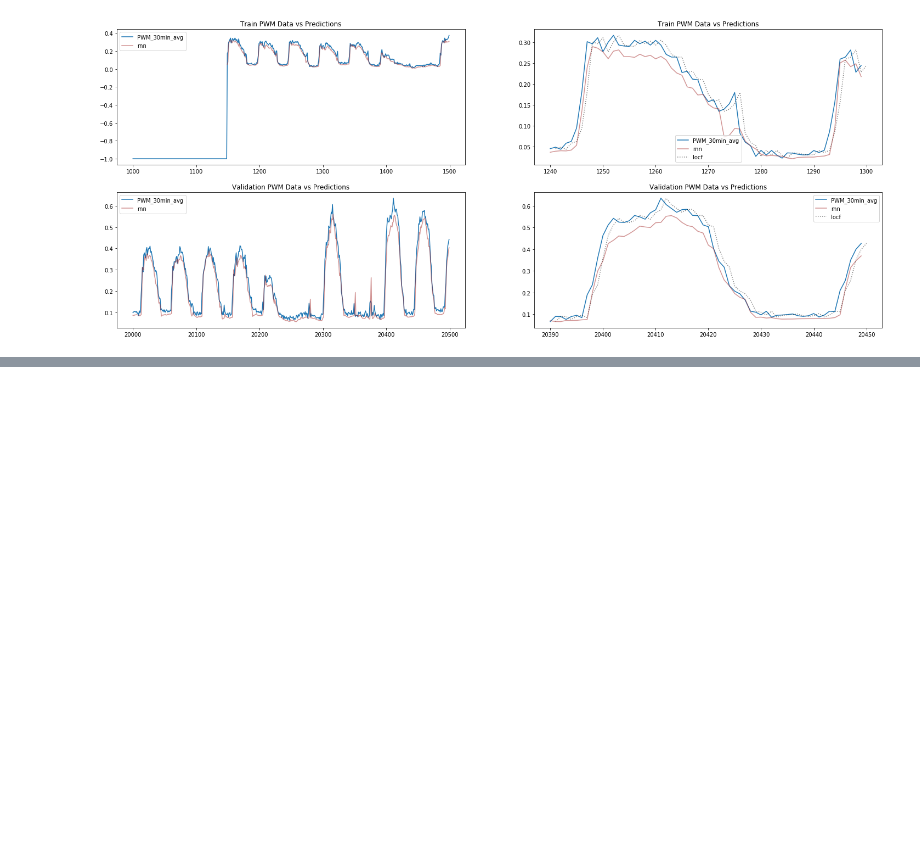
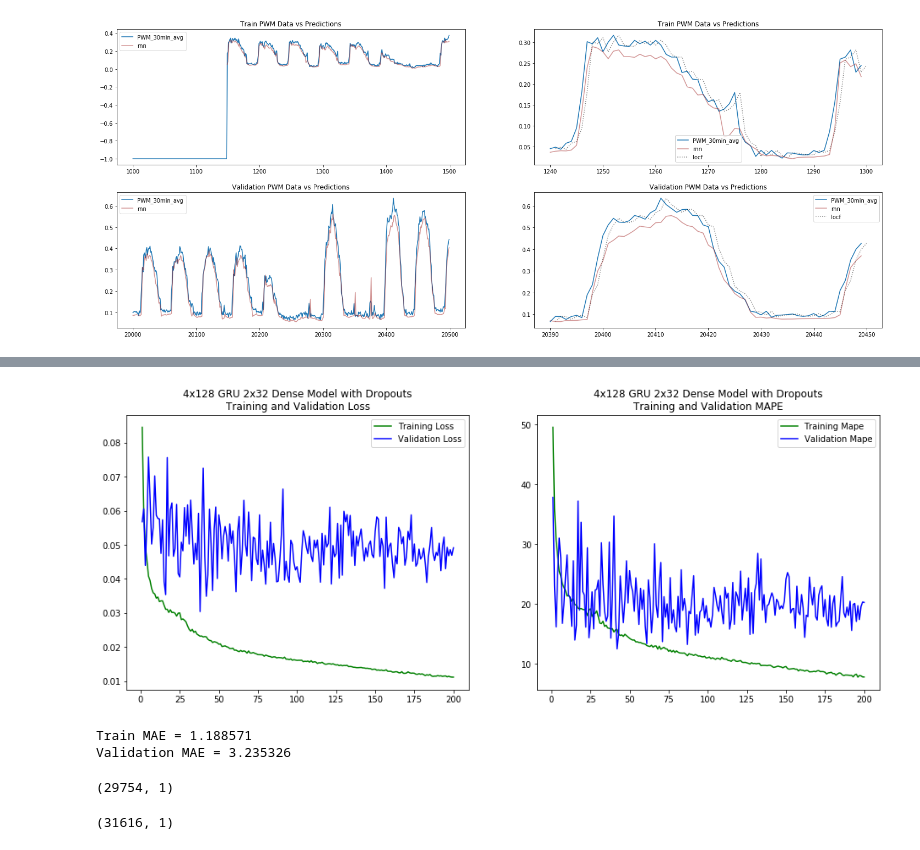
Before and after one commit to tkokkeng/KE5105-Time-Series-Forecasting, a Jupyter notebook: modelling/model7.ipynb, the cells around one changed output, grey strips where cells are left out. Drawn from its saved outputs; the diff is of its cells as text; code cells hidden in the pictures; blank space fills up the shorter version.

Commit message:
single layer dropouts

```diff
--- a/modelling/model7.ipynb
+++ b/modelling/model7.ipynb
@@ -700,0 +741,14 @@ with open('base-4x128gru-2x32dense-dropout0104-histories.pkl', 'wb') as outfile:
+# %%
+callbacks = [
+    TensorBoard(
+        log_dir='tsb_log'
+    )
+]
+# %%
+t1 = datetime.datetime.now()
+print('Training start time = %s' % t1)
+history = model.fit_generator(generator=gen_train, epochs=50,
+                              validation_data=gen_val,
+                              workers=3, use_multiprocessing=False, shuffle=True, verbose=2,
+                              callbacks=callbacks)
+print('\nTraining Duration = %s' % (datetime.datetime.now()-t1))
@@ -700,0 +773,56 @@ with open('base-4x128gru-2x32dense-dropout0104-histories.pkl', 'wb') as outfile:
+# %%
+# histories = [] # for first training session
+histories.append(history.history)
+# %%
+train_loss = []
+val_loss = []
+train_mape = []
+val_mape = []
+for history in histories:
+    for a_loss in history['loss']:
+        train_loss.append(a_loss)
+    for a_loss in history['val_loss']:
+        val_loss.append(a_loss)
+    for a_mape in history['mean_absolute_percentage_error']:
+        train_mape.append(a_mape)
+    for a_mape in history['val_mean_absolute_percentage_error']:
+        val_mape.append(a_mape)
+epochs = range(1, len(train_loss) + 1)
+plt.figure(figsize=(16, 6))
+plt.subplot(121)
+plt.plot(epochs, train_loss, 'g', label='Training Loss')
+plt.plot(epochs, val_loss, 'b', label='Validation Loss')
+plt.title('4x128 GRU 2x32 Dense Model with Dropouts\nTraining and Validation Loss')
+plt.legend()
+plt.subplot(122)
+plt.plot(epochs, train_mape, 'g', label='Training Mape')
+plt.plot(epochs, val_mape, 'b', label='Validation Mape')
+plt.title('4x128 GRU 2x32 Dense Model with Dropouts\nTraining and Validation MAPE')
+plt.legend()
+plt.show()
+# %% [output]
+[figure, added]
+# %%
+print('Train MAE = %f\nValidation MAE = %f' % ((min(train_loss) * (as5_train_df['PWM_30min_avg'].max() - as5_train_df['PWM_30min_avg'].min())),
+                                               (min(val_loss) * (as5_train_df['PWM_30min_avg'].max() - as5_train_df['PWM_30min_avg'].min()))))
+# %% [output]
+Train MAE = 1.188571
+Validation MAE = 3.235326
+# %%
+gen_pred = mu.DataGenerator(as5_train_data,
+                            lookback=lookback, delay=delay, min_index=0, max_index=len(as5_train_data) - 1,
+                            batch_size=batch_size, step=step)
+as5_train_preds = model.predict_generator(gen_pred, workers=3, use_multiprocessing=False)
+as5_train_preds.shape
+# %% [output]
+(29754, 1)
+# %%
+as5_train_preds_withnan = np.full((as5_train_data.shape[0] - delay, 1), np.NaN)
+j = 0
+for i in range(lookback, len(as5_train_data)):
+    if as5_train_data[i, 0] > -1:
+        as5_train_preds_withnan[i] = as5_train_preds[j]
+        j += 1
+as5_train_preds_withnan.shape
+# %% [output]
+(31616, 1)
```
Also changed, not shown: parts of 46 cells of this notebook.
